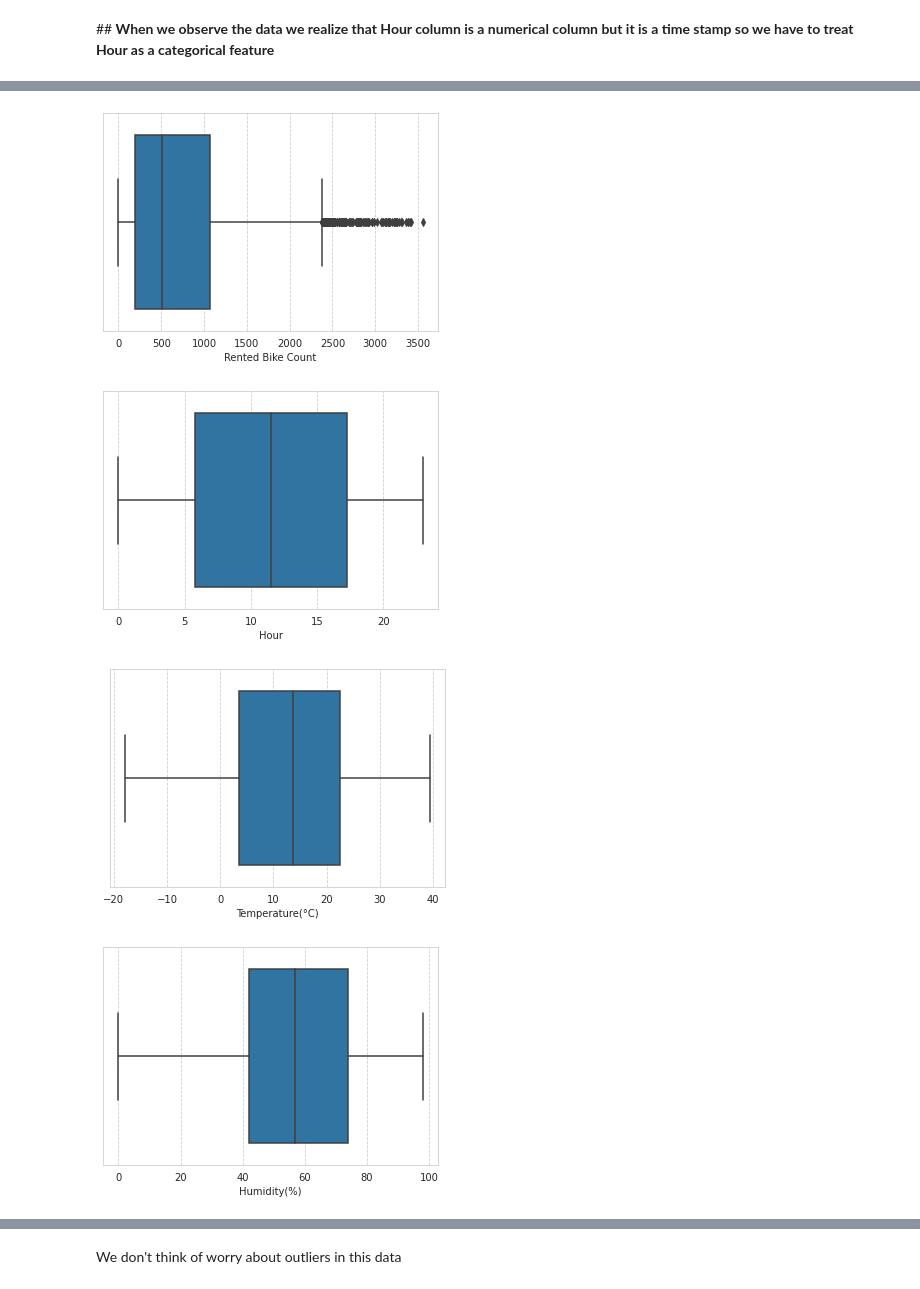
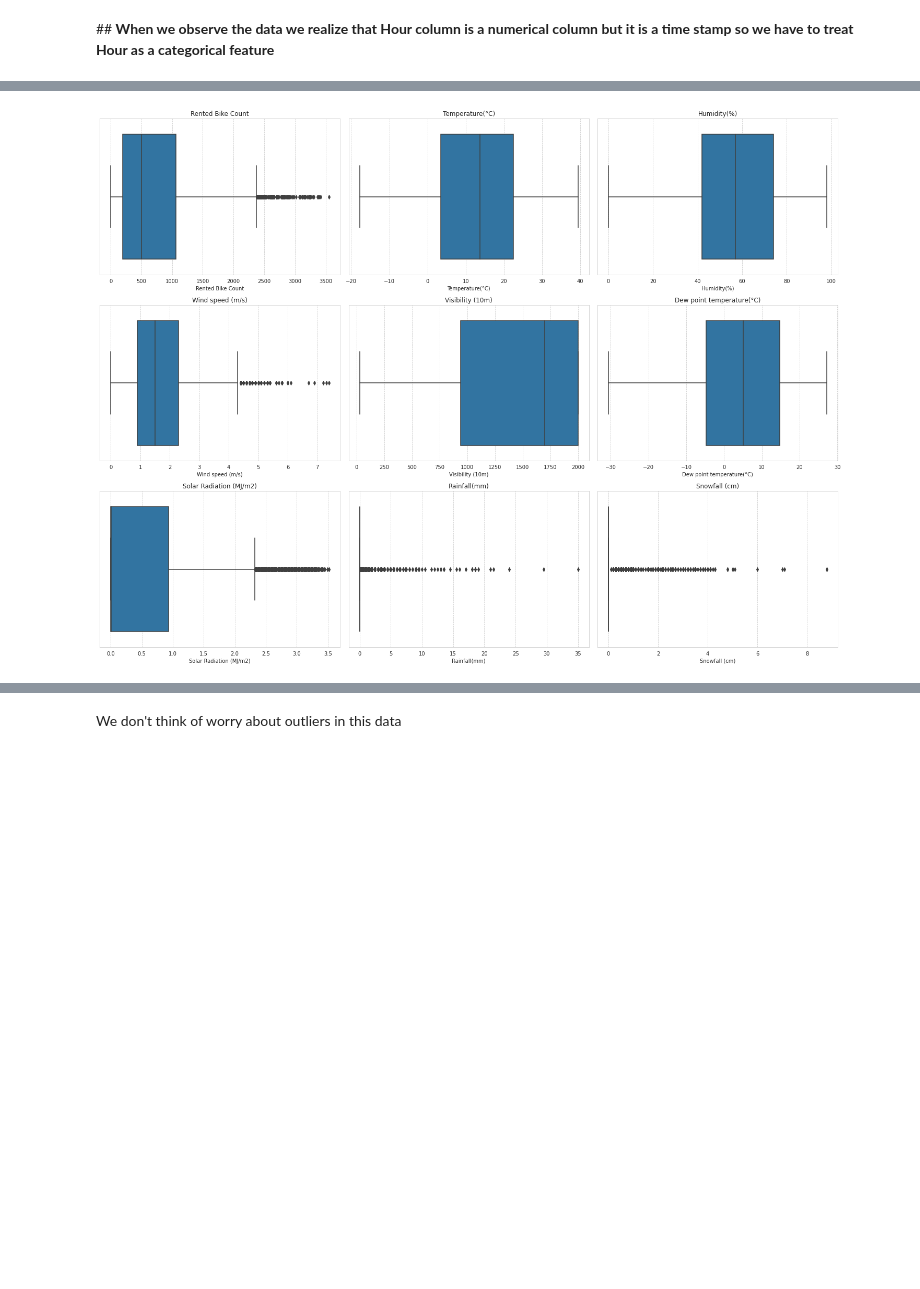
Before and after one commit to armanalam6342/Seoul-Bike-Sharing-Demand-Prediction, a Jupyter notebook: Bike_Sharing_Demand_Prediction_Capstone_Project.ipynb, the cells around one changed output, grey strips where cells are left out. Drawn from its saved outputs; the diff is of its cells as text; code cells hidden in the pictures; blank space fills up the shorter version.

```diff
--- a/Bike_Sharing_Demand_Prediction_Capstone_Project.ipynb
+++ b/Bike_Sharing_Demand_Prediction_Capstone_Project.ipynb
@@ -209,10 +211,13 @@ df.head()
 # %%
 # checking Outliers with seaborn boxplot
+n = 1
+plt.figure(figsize=(20,15))
+
 for i in numeric_features.columns:
+  plt.subplot(3,3,n)
+  n=n+1
   sns.boxplot(df[i])
-  plt.show()
+  plt.title(i)
+  plt.tight_layout()
 # %% [output]
-[figure, old version]
+[figure, new version]
-[figure, removed]
-[figure, removed]
-[figure, removed]
```
Also changed, not shown: parts of 128 cells of this notebook.
